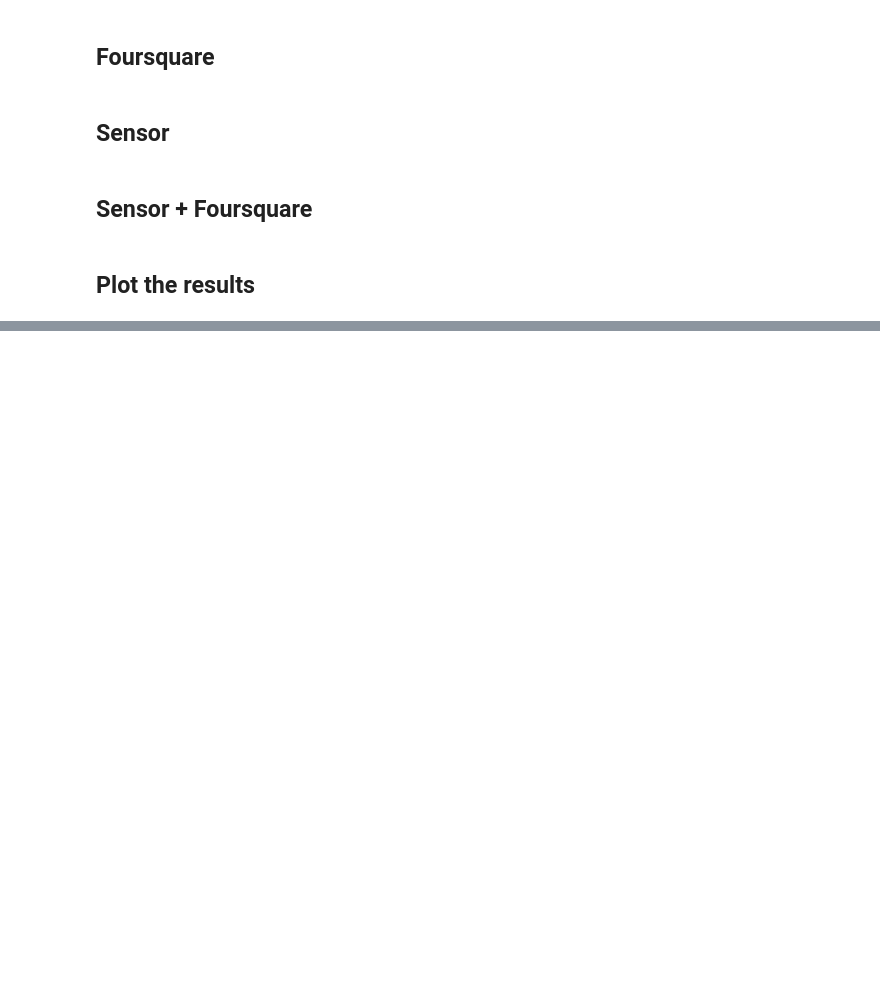
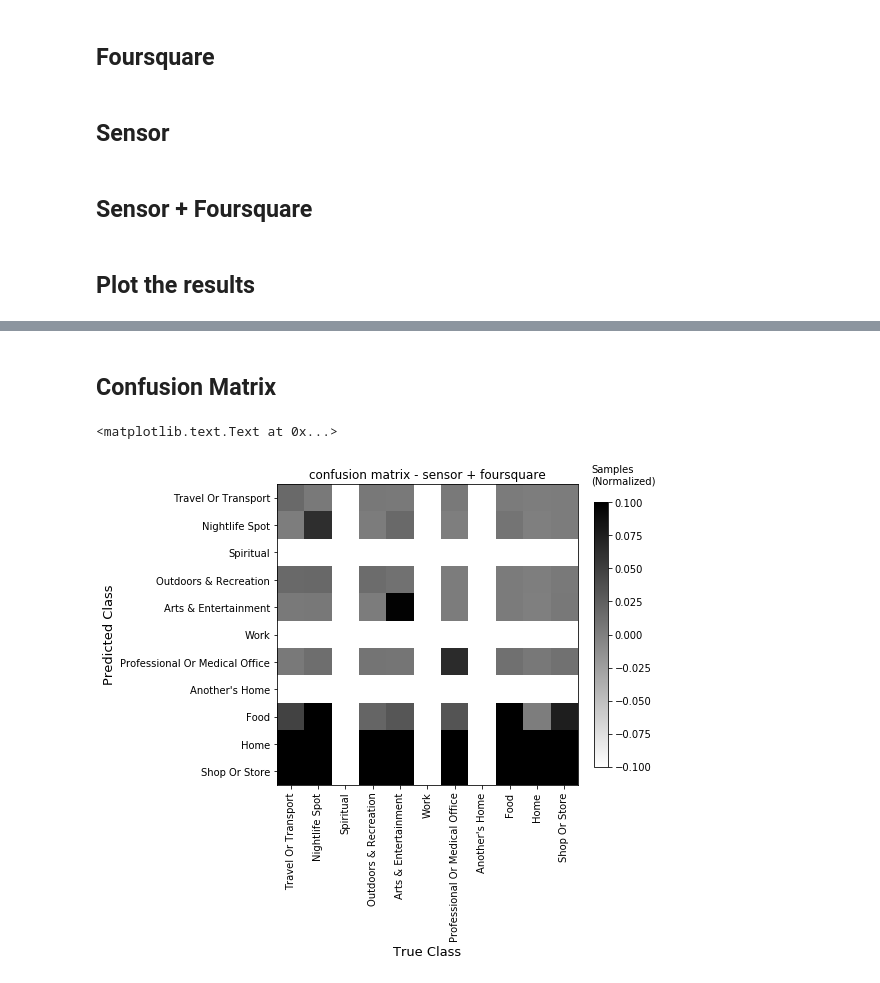
Before and after one commit to sosata/CS120DataAnalysis, a Jupyter notebook: SemanticLocation/show_accuracy_global.ipynb, the cells around one changed output, grey strips where cells are left out. Saved outputs shown, nothing was run; the diff lists cells and outputs as text; code cells hidden in the pictures; blank space fills up the shorter version.

```diff
--- a/SemanticLocation/show_accuracy_global.ipynb
+++ b/SemanticLocation/show_accuracy_global.ipynb
@@ -155,0 +123,37 @@ auc_mean_fsq.size
+# %%
+import pandas as pd
+tab = pd.DataFrame(columns=['Semantic Location','Foursquare','Sensor','Sensor+Foursquare'])
+for i in range(len(state_top)):
+    tab.loc[i,'Semantic Location'] = state_top[i]
+    tab.loc[i,'Foursquare'] = '{:.2f} ({:.2f}-{:.2f})'.format(auc_mean_fsq[i], auc_ci_lo_fsq[i], auc_ci_hi_fsq[i])
+    tab.loc[i,'Sensor'] = '{:.2f} ({:.2f}-{:.2f})'.format(auc_mean_sensor[i], auc_ci_lo_sensor[i], auc_ci_hi_sensor[i])
+    tab.loc[i,'Sensor+Foursquare'] = '{:.2f} ({:.2f}-{:.2f})'.format(auc_mean_all[i], auc_ci_lo_all[i], auc_ci_hi_all[i])
+tab.loc[2,'Foursquare']='N/A'
+tab.loc[5,'Foursquare']='N/A'
+tab.loc[7,'Foursquare']='N/A'
+tab.loc[11,'Semantic Location'] = 'MEAN'
+tab.loc[11,'Foursquare'] = '{:.2f}'.format(np.nanmean(auc_mean_fsq))
+tab.loc[11,'Sensor'] = '{:.2f}'.format(np.nanmean(auc_mean_sensor))
+tab.loc[11,'Sensor+Foursquare'] = '{:.2f}'.format(np.nanmean(auc_mean_all))
+tab
+# %% [markdown]
+## Confusion Matrix
+# %%
+from soplata import plot_confusion_matrix
+import matplotlib.pyplot as plt
+import pandas as pd
+%matplotlib inline
+
+cm_normalized = conf_fsq
+for i in range(cm_normalized.shape[0]):
+    cm_normalized[i,:] /= np.nansum(conf_fsq,axis=0)
+plot_confusion_matrix(cm_normalized, state_top, cmap=plt.cm.gray_r, \
+                      vmin=0, vmax=np.max(cm_normalized), xsize=7, ysize=7)
+plt.xlabel('True Class',fontsize=13)
+plt.ylabel('Predicted Class',fontsize=13)
+plt.colorbar(fraction=.04)
+plt.text(11,-.5,'Samples\n(Normalized)')
+plt.title('confusion matrix - sensor + foursquare')
+# %% [output]
+<matplotlib.text.Text at 0x...>
+[figure, added]
```
Also changed, not shown: parts of 17 cells of this notebook, 19 other files.
